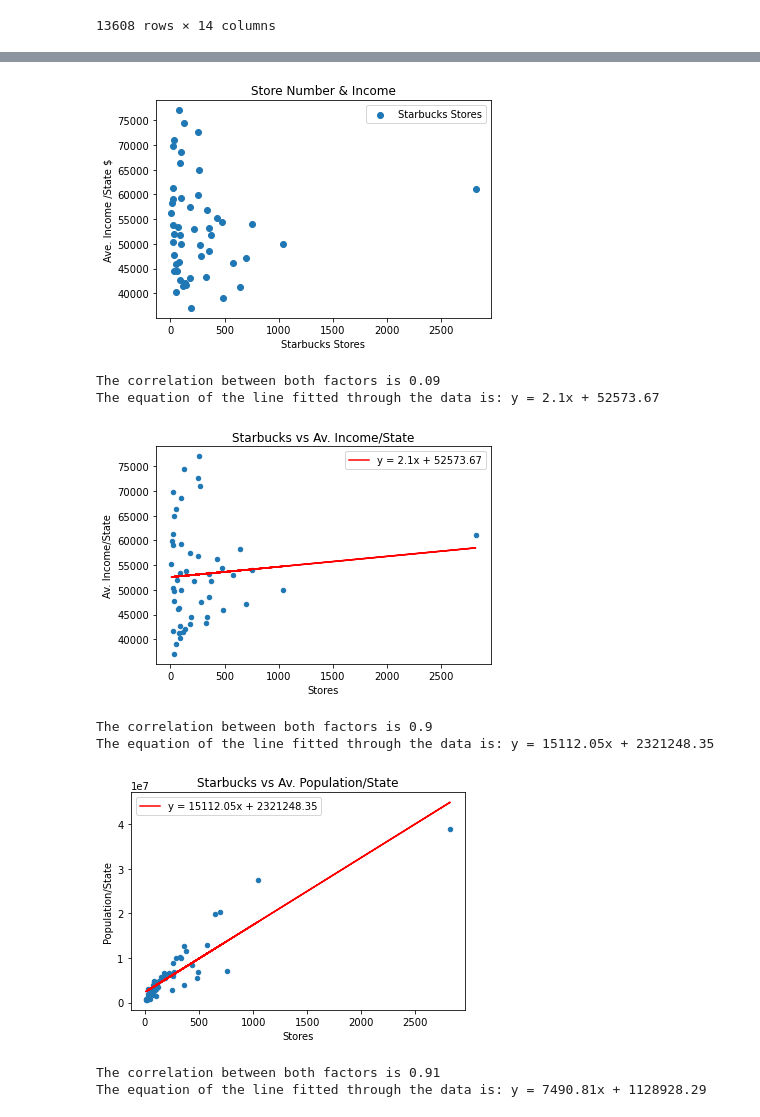
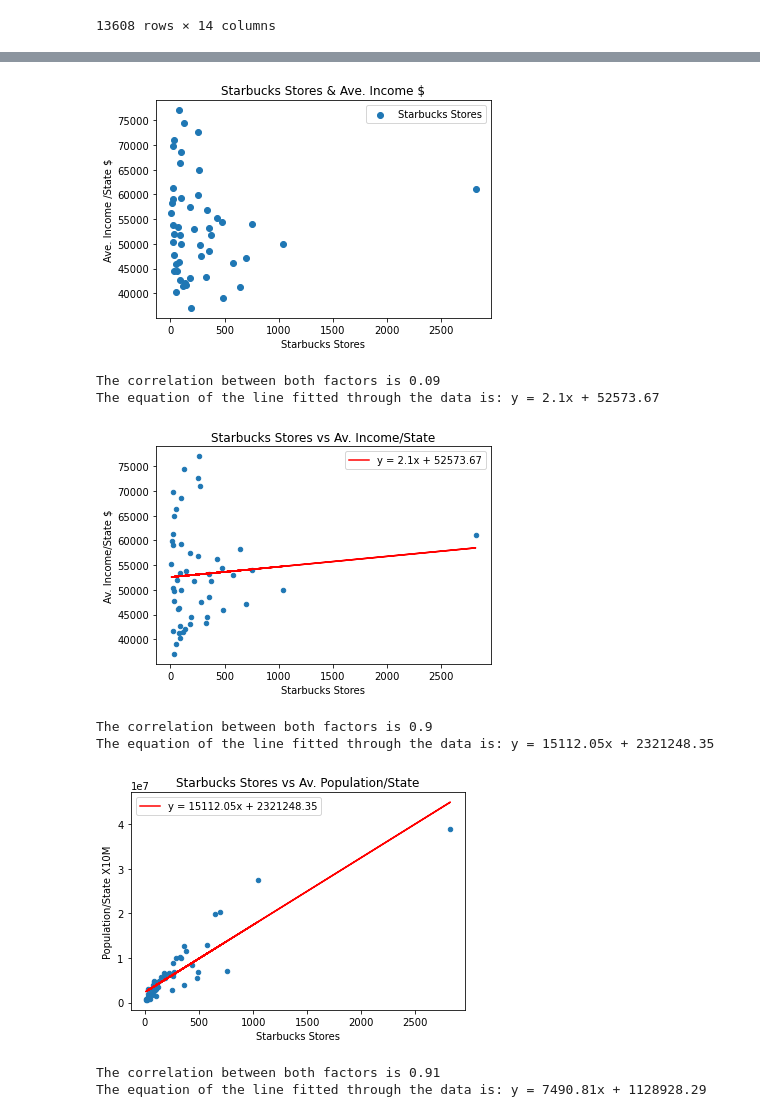
Before and after one commit to sk1990/Project_1_starbucks, a Jupyter notebook: Starbucks_Project_Analysis.ipynb, the cells around one changed output, grey strips where cells are left out. Drawn from its saved outputs; the diff is of its cells as text; code cells hidden in the pictures.

```diff
--- a/Starbucks_Project_Analysis.ipynb
+++ b/Starbucks_Project_Analysis.ipynb
@@ -205,7 +205,7 @@ plt.show()
 # %%
 # Scatter plot: No of stores vs Ave Income
 plt.scatter(Store_state['Store Number'], merge_df['Income'])
-plt.title("Store Number & Income")
+plt.title("Starbucks Stores & Ave. Income $")
 plt.xlabel("Starbucks Stores")
 plt.ylabel("Ave. Income /State $")
 legend_name=["Starbucks Stores"]
@@ -213,7 +213,7 @@ plt.legend(legend_name,loc="best")
 plt.savefig("images/Number_of_Stores_Income.png")
 plt.show()
 # %% [output]
-[figure, old version]
+[figure, new version]
 # %%
 # Calculate the correlation coefficient and linear regression model
 # for mouse weight and average tumor volume for the Capomulin regimen
@@ -240,13 +240,13 @@ analysis_merge_df.plot(kind='scatter', x='Store Number', y='Income')
 plt.plot(analysis_merge_df['Store Number'],regress_values,"r-", label=line_eq)
 plt.legend()
 # plt.legend(legend_name,loc="best")
-plt.xlabel('Stores')
-plt.title('Starbucks vs Av. Income/State')
-plt.ylabel('Av. Income/State')
+plt.xlabel('Starbucks Stores')
+plt.title('Starbucks Stores vs Av. Income/State')
+plt.ylabel('Av. Income/State $')
 plt.savefig("images/corr_line_regression_income.png")
 plt.show()
 # %% [output]
-[figure, old version]
+[figure, new version]
 # %%
 # Calculate the correlation coefficient and linear regression model
 # for mouse weight and average tumor volume for the Capomulin regimen
@@ -269,15 +269,15 @@ The equation of the line fitted through the data is: y = 15112.05x + 2321248.35
 # %%
 # Add the linear regression equation and line to plot
 analysis_merge_df.plot(kind='scatter', x='Store Number', y='TotalPop')
 plt.plot(analysis_merge_df['Store Number'],regress_values,"r-", label=line_eq)
 plt.legend()
 # plt.legend(legend_name,loc="best")
-plt.xlabel('Stores')
-plt.title('Starbucks vs Av. Population/State')
-plt.ylabel('Population/State')
+plt.xlabel('Starbucks Stores')
+plt.title('Starbucks Stores vs Av. Population/State')
+plt.ylabel('Population/State X10M')
 plt.savefig("images/corr_line_regression_TotalPop.png")
 # %% [output]
-[figure, old version]
+[figure, new version]
 # %%
 # Calculate the correlation coefficient and linear regression model
 # for mouse weight and average tumor volume for the Capomulin regimen
```
Also changed, not shown: parts of 8 cells of this notebook.
